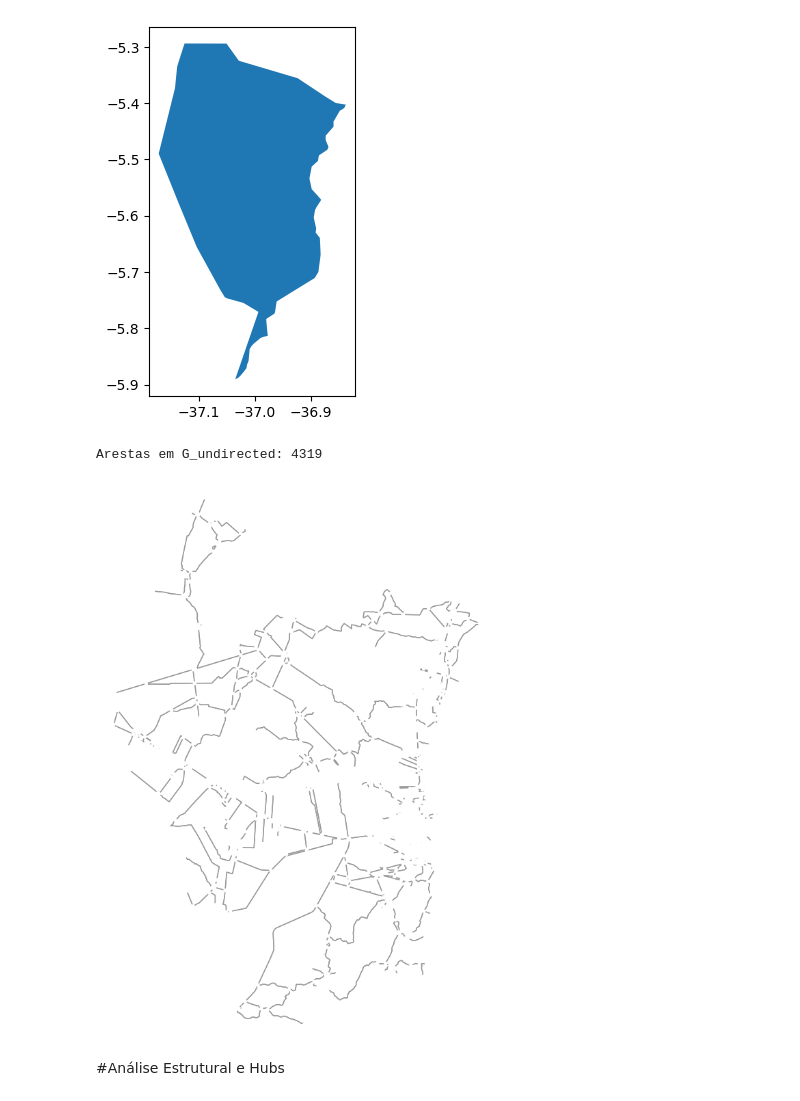
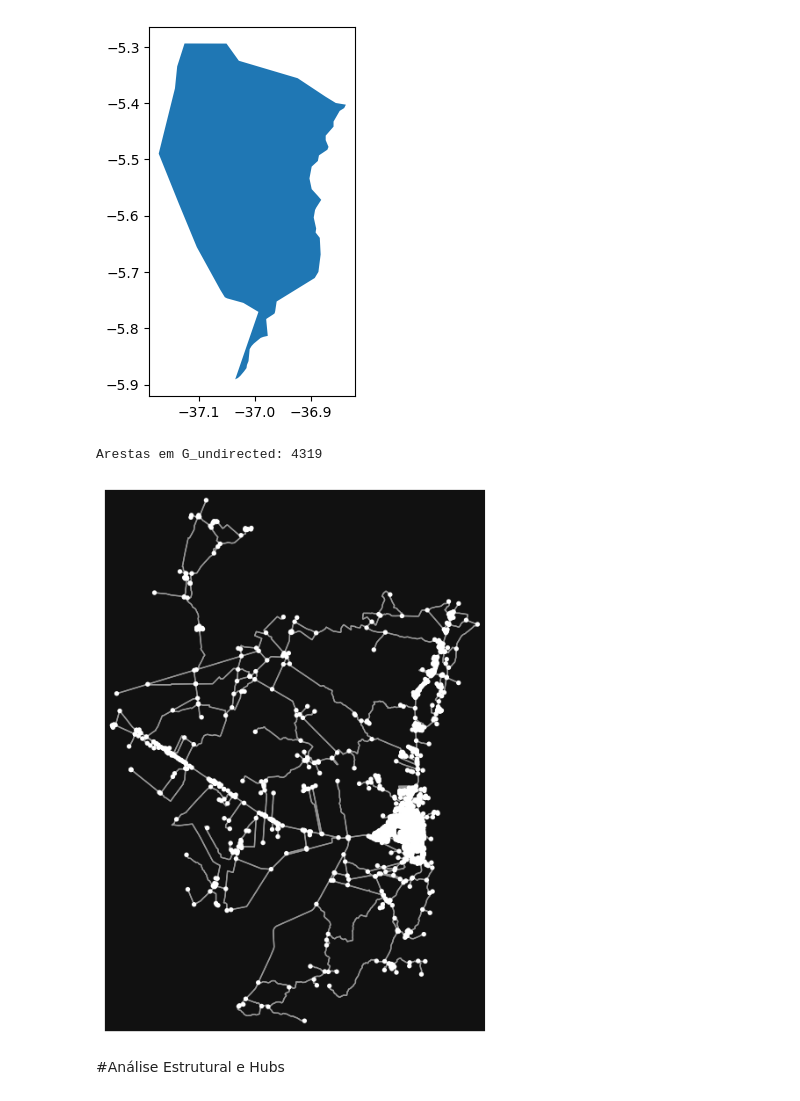
Before and after one commit to JPOC02/Structural_Analysis_Urban-Networks_OSMnx_NetworkX_Gephi, a Jupyter notebook: init.ipynb, the cells around one changed output. Drawn from its saved outputs; the diff is of its cells as text; code cells hidden in the pictures.

```diff
--- a/init.ipynb
+++ b/init.ipynb
@@ -19,14 +19,14 @@ plt.savefig("images/municipio_borda.svg", dpi=300, bbox_inches='tight')
 # %%
 G = ox.graph_from_place(place, network_type="drive")
 
-fig, ax = ox.plot_graph(G, show=False, save=True, filepath="images/grafo.svg", dpi=300)
+fig, ax = ox.plot_graph(G, show=False, save=True, filepath="images/grafo.png", dpi=300)
 
 G_undirected = ox.convert.to_undirected(G)
 
 print(f"Arestas em G_undirected: {G_undirected.number_of_edges()}")
 # %% [output]
 Arestas em G_undirected: 4319
-[figure, old version]
+[figure, new version]
 # %% [markdown]
 #Análise Estrutural e Hubs
 # %%
```
Also changed, not shown: parts of 5 cells of this notebook, 8 other files.
